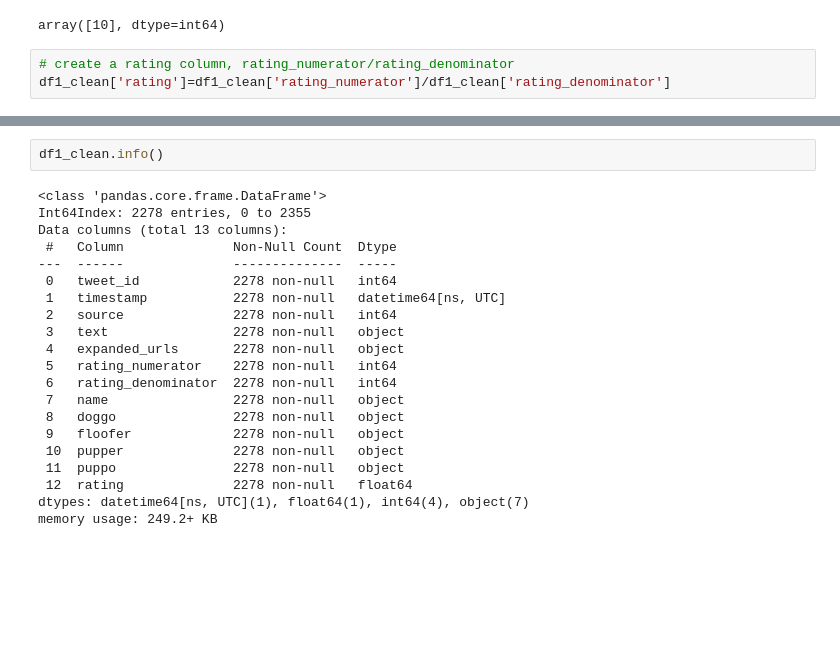
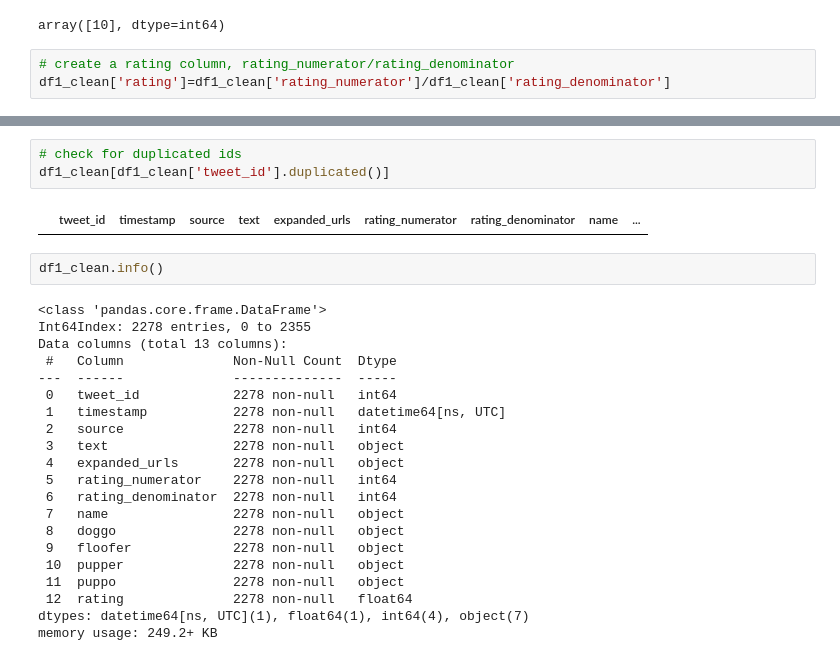
Before and after one commit to parcheesime/tweet-wrangling, a Jupyter notebook: wrangle-act.ipynb, the cells around one changed output, grey strips where cells are left out. Cells and saved outputs as stored; diff of their text form; blank space fills up the shorter version.

```diff
--- a/wrangle-act.ipynb
+++ b/wrangle-act.ipynb
@@ -671,3 +678,8 @@ df1_clean.sample(3)
+# %%
+# check for duplicated ids
+df1_clean[df1_clean['tweet_id'].duplicated()]
+# %% [output]
+|  | tweet_id | timestamp | source | text | expanded_urls | rating_numerator | rating_denominator | name | ... |
 # %%
 df1_clean.info()
 # %% [output]
```
Also changed, not shown: parts of 47 cells of this notebook, 3 other files.
